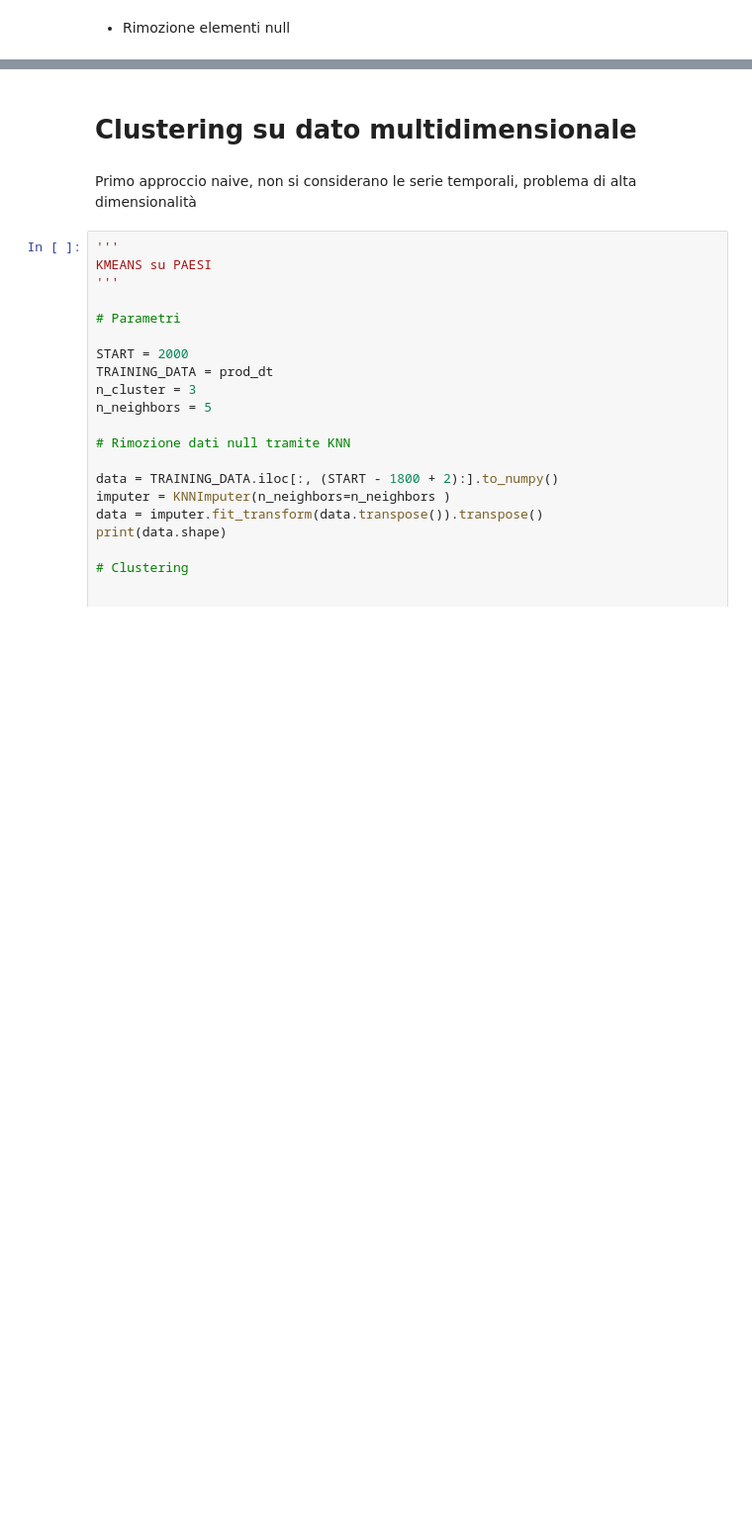
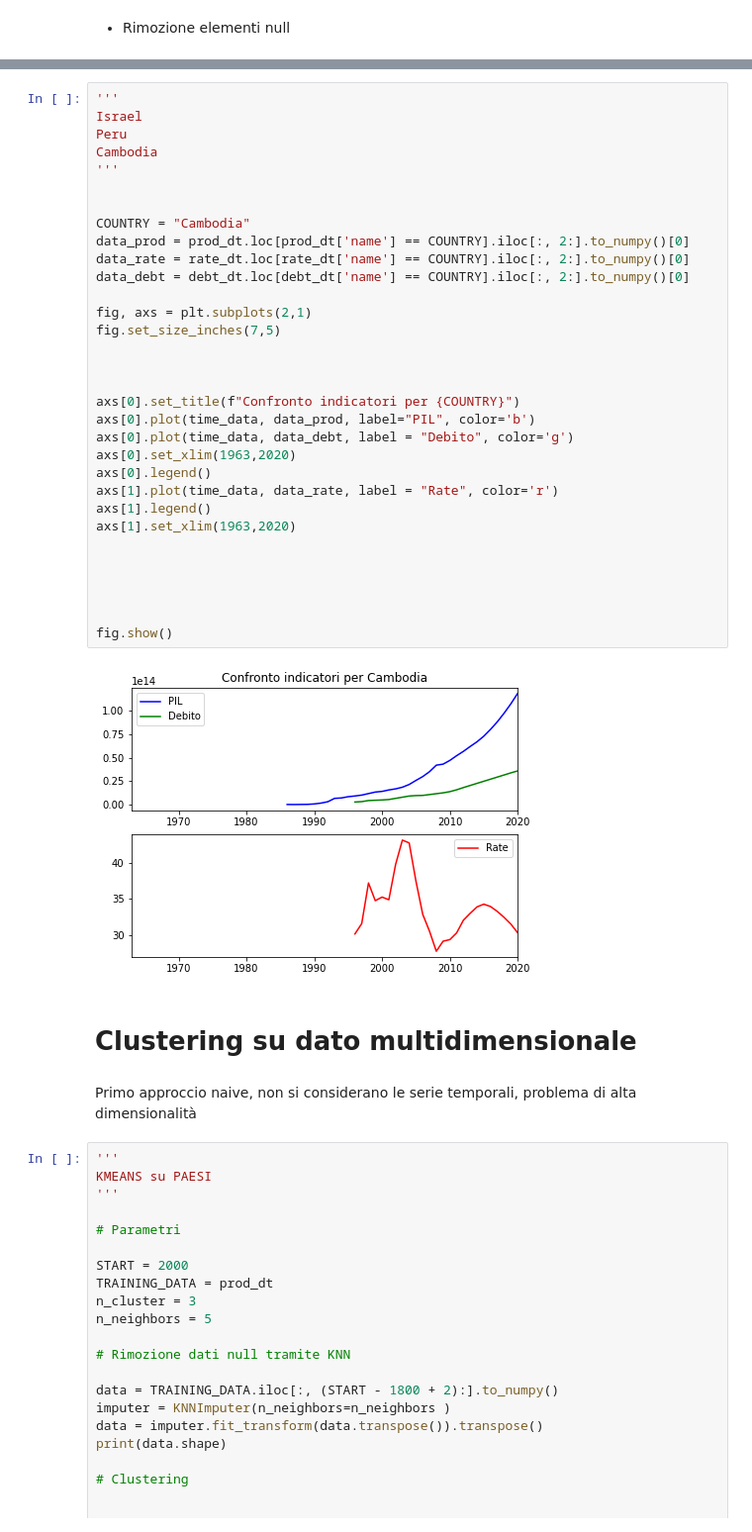
Before and after one commit to holderekt/world-analysis, a Jupyter notebook: data_mining.ipynb, the cells around one changed output, grey strips where cells are left out. Shown at 99% size. Drawn from its saved outputs; the diff is of its cells as text; blank space fills up the shorter version.

```diff
--- a/data_mining.ipynb
+++ b/data_mining.ipynb
@@ -312,3 +360,37 @@ fig.show()
+# %%
+'''
+Israel
+Peru
+Cambodia
+'''
+
+
+COUNTRY = "Cambodia"
+data_prod = prod_dt.loc[prod_dt['name'] == COUNTRY].iloc[:, 2:].to_numpy()[0]
+data_rate = rate_dt.loc[rate_dt['name'] == COUNTRY].iloc[:, 2:].to_numpy()[0]
+data_debt = debt_dt.loc[debt_dt['name'] == COUNTRY].iloc[:, 2:].to_numpy()[0]
+
+fig, axs = plt.subplots(2,1)
+fig.set_size_inches(7,5)
+
+
+
+axs[0].set_title(f"Confronto indicatori per {COUNTRY}")
+axs[0].plot(time_data, data_prod, label="PIL", color='b')
+axs[0].plot(time_data, data_debt, label = "Debito", color='g')
+axs[0].set_xlim(1963,2020)
+axs[0].legend()
+axs[1].plot(time_data, data_rate, label = "Rate", color='r')
+axs[1].legend()
+axs[1].set_xlim(1963,2020)
+
+
+
+
+
+fig.show()
+# %% [output]
+[figure, added]
 # %% [markdown]
 # Clustering su dato multidimensionale
 # %% [markdown]
```
Also changed, not shown: parts of 3 cells of this notebook, 7 other files.
